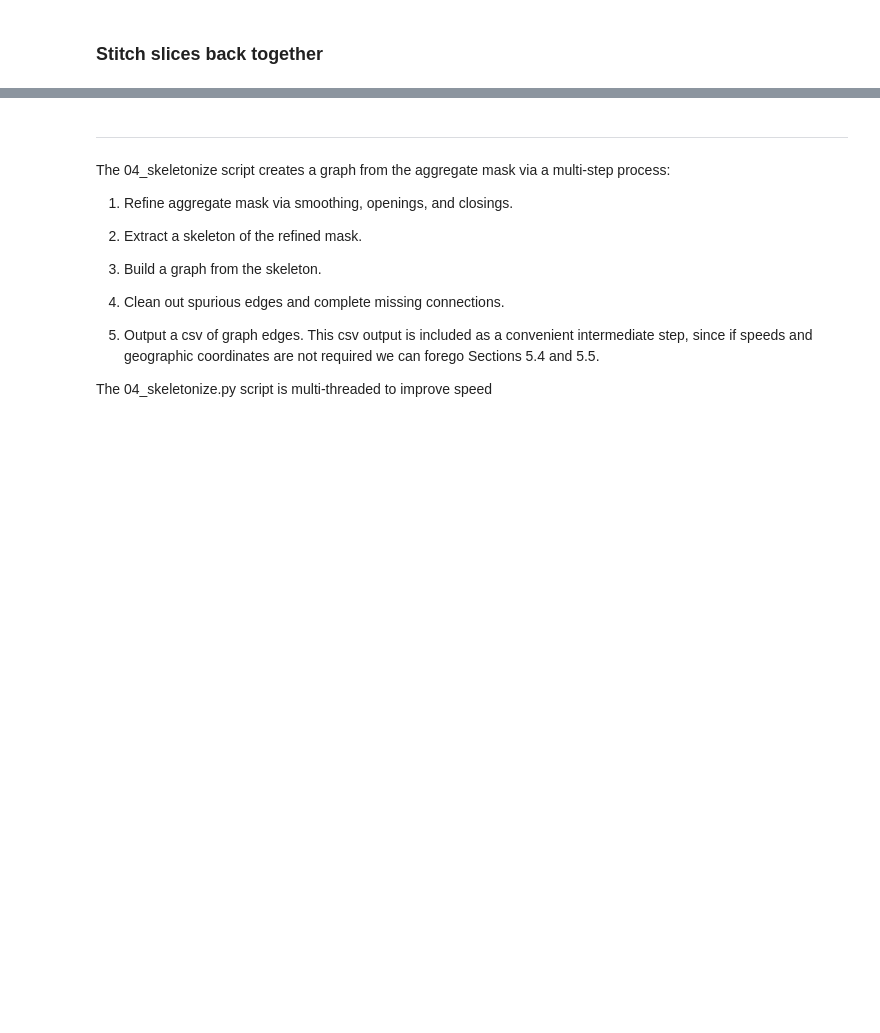
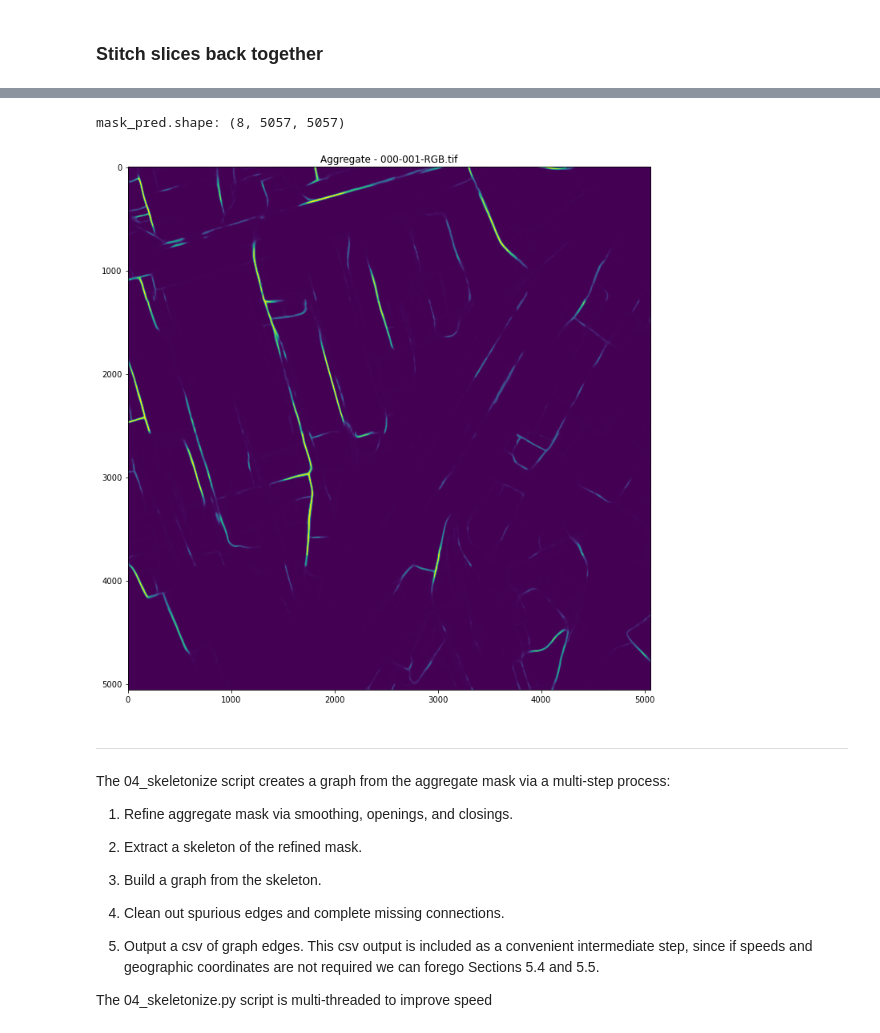
Before and after one commit to nvogler/cresi-modified, a Jupyter notebook: notebooks/crossroads_demo.ipynb, the cells around one changed output, grey strips where cells are left out. Saved outputs shown, nothing was run; the diff lists cells and outputs as text; code cells hidden in the pictures; blank space fills up the shorter version.

```diff
--- a/notebooks/crossroads_demo.ipynb
+++ b/notebooks/crossroads_demo.ipynb
@@ -234,15 +243,18 @@ for i, ax in enumerate(axes.flatten()):
 # %%
 # Inspect the output
-mask_stitch_file = [z for z in os.listdir(mask_stitched_dir) if z.endswith('.tif')][0]
-mask_stitch_path = os.path.join(mask_stitched_dir, mask_stitch_file)
-mask_stitch = skimage.io.imread(mask_pred_path)
+mask_pred_file = [z for z in os.listdir(mask_stitched_dir) if z.endswith('.tif')][0]
+mask_pred_path = os.path.join(mask_stitched_dir, mask_pred_file)
+mask_pred = skimage.io.imread(mask_pred_path)
 print("mask_pred.shape:", mask_pred.shape)
 
 # plot final layer
 fig_width, fig_height = 12, 12
 fig, ax = plt.subplots(figsize=(fig_width, fig_height))
 _ = ax.imshow(mask_pred[-1,:,:])
-_ = ax.set_title('Aggregate - ' + mask_stitch_file)
+_ = ax.set_title('Aggregate - ' + mask_pred_file)
+# %% [output]
+mask_pred.shape: (8, 5057, 5057)
+[figure, added]
 # %% [markdown]
 -----
 The 04_skeletonize script creates a graph from the aggregate mask via a multi-step process:
```
Also changed, not shown: parts of 10 cells of this notebook, 13 other files.
